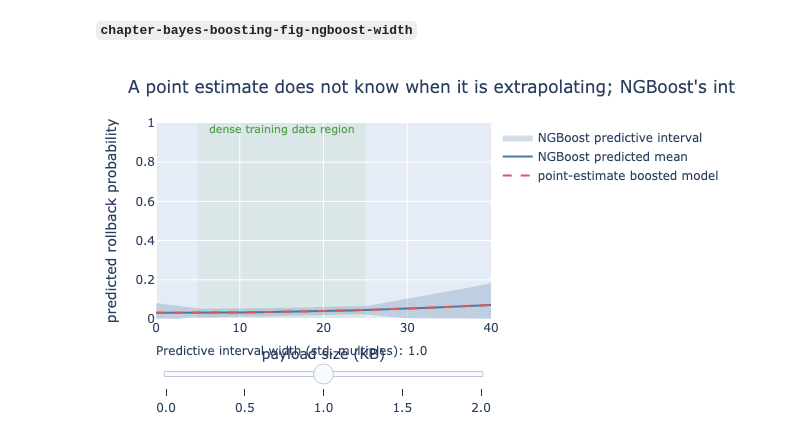
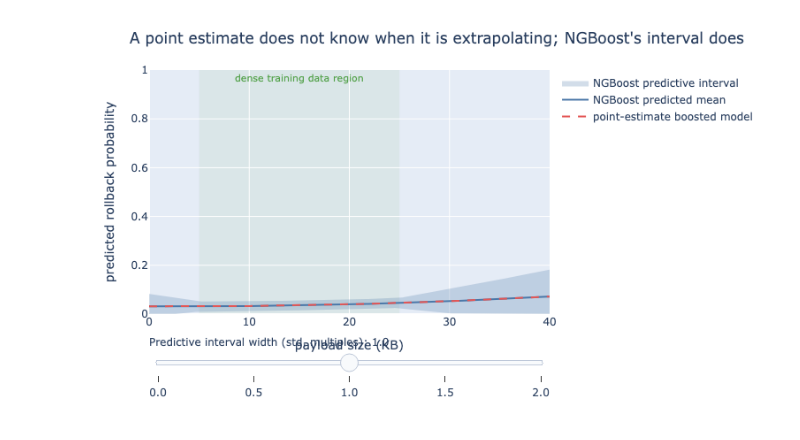
Before and after one commit to RudrenduPaul/python-statistics-for-data-science-ml-ai-engineers, a Jupyter notebook: chapters/chapter-13-bayesian-boosting-plots.ipynb, the cells around one changed output. Cells and saved outputs as stored; diff of their text form; code cells hidden in the pictures.

```diff
--- a/chapters/chapter-13-bayesian-boosting-plots.ipynb
+++ b/chapters/chapter-13-bayesian-boosting-plots.ipynb
@@ -30,0 +17,9 @@ def save(fig: go.Figure, name: str) -> str:
+# %%
+from IPython.display import Image
+
+pio_width, pio_height = 760, 440
+
+def show(fig: go.Figure, height: int = pio_height) -> Image:
+    """Render a Plotly figure as a static PNG for the notebook preview
+    (the live book embeds the interactive HTML version instead)."""
+    return Image(fig.to_image(format="png", width=pio_width, height=height, scale=1))
@@ -331,7 +307,4 @@ fig
-# %% [markdown]
-**`chapter-bayes-boosting-fig-ngboost-width`**
-# %%
-fig = FIGURES["chapter-bayes-boosting-fig-ngboost-width"]()
-fig
-# %% [output]
-[figure, removed]
+# %%
+show(fig_ngboost_predictive_width())
+# %% [output]
+[figure, added]
```
Also changed, not shown: parts of 21 cells of this notebook, 1 other file.
